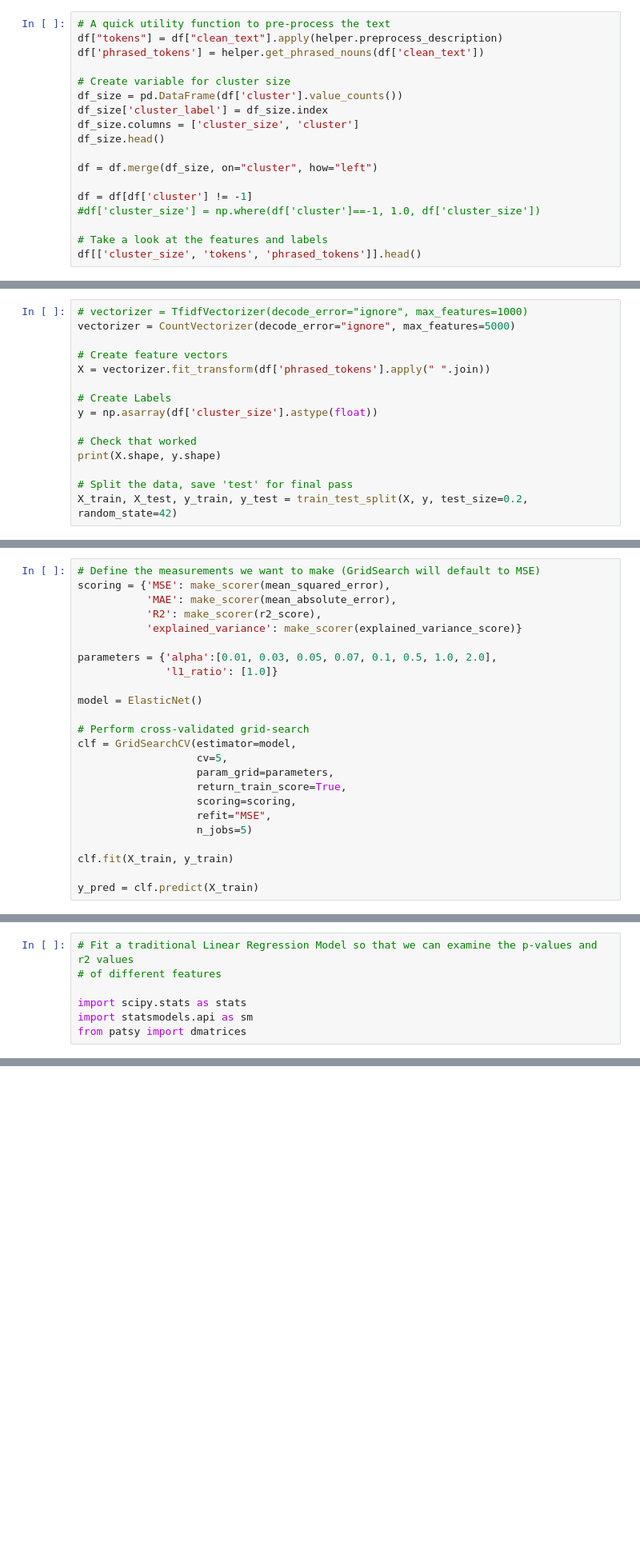
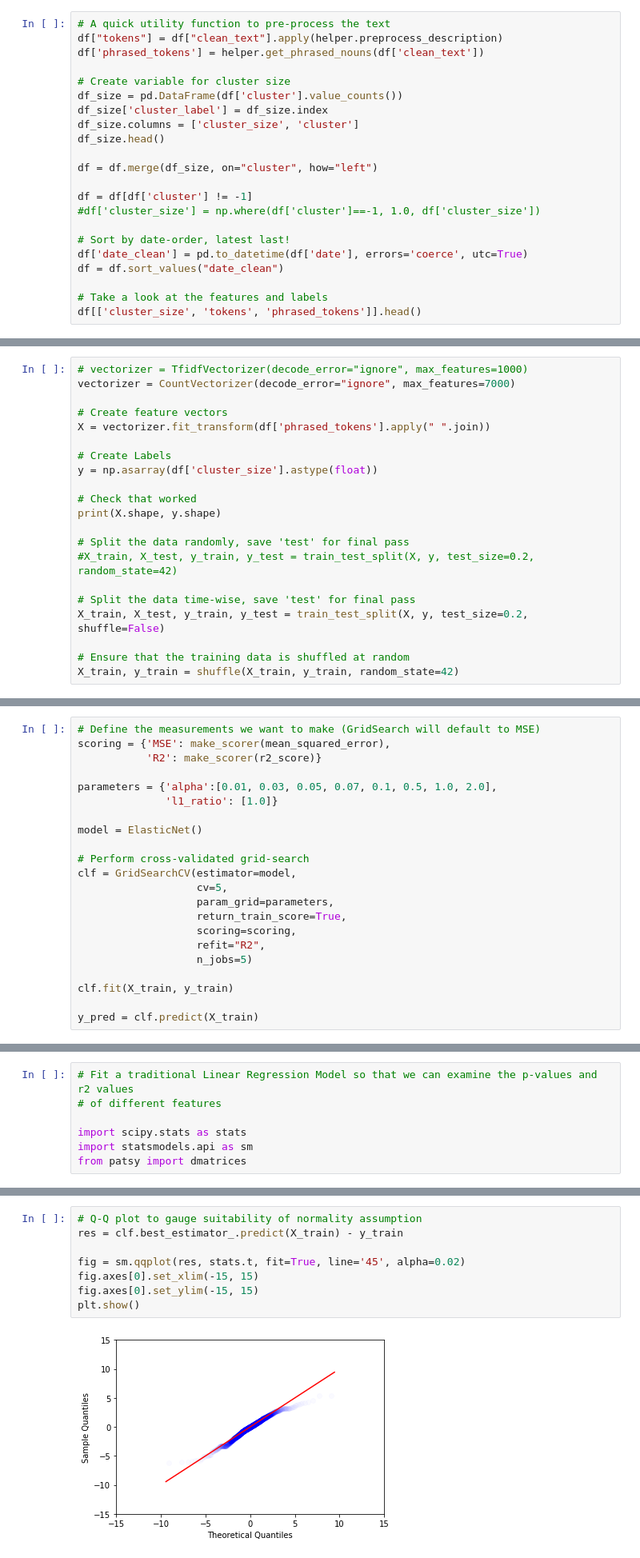
Before and after one commit to MartinChrisWood/news_crow, a Jupyter notebook: 07_ML_predict_size.ipynb, the cells around one changed output, grey strips where cells are left out. Shown at 80% size. Drawn from its saved outputs; the diff is of its cells as text; blank space fills up the shorter version.

```diff
--- a/07_ML_predict_size.ipynb
+++ b/07_ML_predict_size.ipynb
@@ -66,5 +62,9 @@ df = df.merge(df_size, on="cluster", how="left")
 df = df[df['cluster'] != -1]
 #df['cluster_size'] = np.where(df['cluster']==-1, 1.0, df['cluster_size'])
 
+# Sort by date-order, latest last!
+df['date_clean'] = pd.to_datetime(df['date'], errors='coerce', utc=True)
+df = df.sort_values("date_clean")
+
 # Take a look at the features and labels
 df[['cluster_size', 'tokens', 'phrased_tokens']].head()
@@ -71,6 +78,6 @@ df[['cluster_size', 'tokens', 'phrased_tokens']].head()
 # %%
 # vectorizer = TfidfVectorizer(decode_error="ignore", max_features=1000)
-vectorizer = CountVectorizer(decode_error="ignore", max_features=5000)
+vectorizer = CountVectorizer(decode_error="ignore", max_features=7000)
 
 # Create feature vectors
 X = vectorizer.fit_transform(df['phrased_tokens'].apply(" ".join))
@@ -81,5 +88,11 @@ y = np.asarray(df['cluster_size'].astype(float))
 # Check that worked
 print(X.shape, y.shape)
 
-# Split the data, save 'test' for final pass
-X_train, X_test, y_train, y_test = train_test_split(X, y, test_size=0.2, random_state=42)
+# Split the data randomly, save 'test' for final pass
+#X_train, X_test, y_train, y_test = train_test_split(X, y, test_size=0.2, random_state=42)
+
+# Split the data time-wise, save 'test' for final pass
+X_train, X_test, y_train, y_test = train_test_split(X, y, test_size=0.2, shuffle=False)
+
+# Ensure that the training data is shuffled at random
+X_train, y_train = shuffle(X_train, y_train, random_state=42)
@@ -86,9 +101,7 @@ X_train, X_test, y_train, y_test = train_test_split(X, y, test_size=0.2, random_
 # %%
 # Define the measurements we want to make (GridSearch will default to MSE)
 scoring = {'MSE': make_scorer(mean_squared_error),
-           'MAE': make_scorer(mean_absolute_error),
-           'R2': make_scorer(r2_score),
-           'explained_variance': make_scorer(explained_variance_score)}
+           'R2': make_scorer(r2_score)}
 
 parameters = {'alpha':[0.01, 0.03, 0.05, 0.07, 0.1, 0.5, 1.0, 2.0],
               'l1_ratio': [1.0]}
@@ -101,7 +114,7 @@ clf = GridSearchCV(estimator=model,
                    param_grid=parameters,
                    return_train_score=True,
                    scoring=scoring,
-                   refit="MSE",
+                   refit="R2",
                    n_jobs=5)
 
 clf.fit(X_train, y_train)
@@ -193,3 +308,13 @@ res
+# %%
+# Q-Q plot to gauge suitability of normality assumption
+res = clf.best_estimator_.predict(X_train) - y_train
+
+fig = sm.qqplot(res, stats.t, fit=True, line='45', alpha=0.02)
+fig.axes[0].set_xlim(-15, 15)
+fig.axes[0].set_ylim(-15, 15)
+plt.show()
+# %% [output]
+[figure, added]
 # %% [markdown]
 ## Examine feature significance using an equivalent model in StatsModels
 # %%
```
Also changed, not shown: parts of 19 cells of this notebook, 15 other files.
